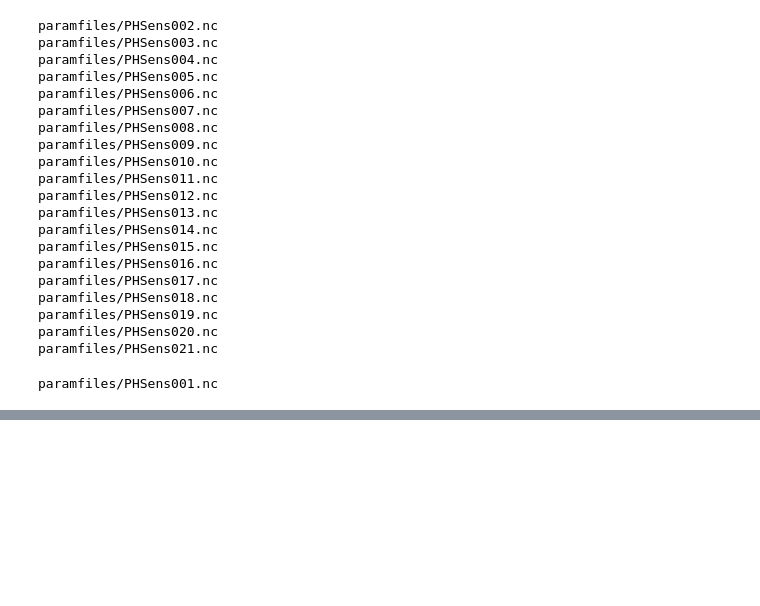
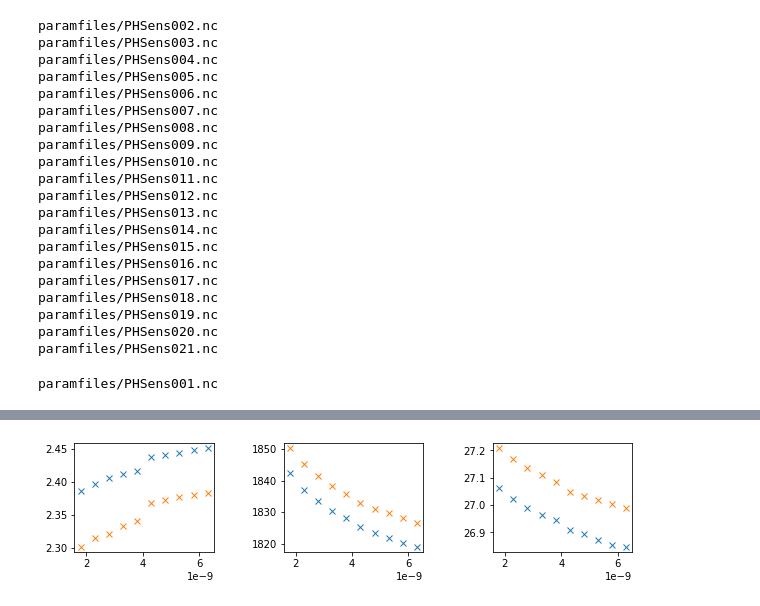
Before and after one commit to djk2120/CLM5PPE, a Jupyter notebook: params/scripts/phs_params/phs_params.ipynb, the cells around one changed output, grey strips where cells are left out. Cells and saved outputs as stored; diff of their text form; code cells hidden in the pictures; blank space fills up the shorter version.

```diff
--- a/params/scripts/phs_params/phs_params.ipynb
+++ b/params/scripts/phs_params/phs_params.ipynb
@@ -129,0 +258,40 @@ paramfiles/PHSens001.nc
+# %%
+# define some info for the ensemble
+ens = 2+np.arange(20)
+thedir = '/glade/scratch/djk2120/kmax_ens/output/'
+paths = [thedir+'PHSens'+str(ee).zfill(3)+'_h0.nc' for ee in ens]
+#grab the default case from another experiment
+#otherdir = '/glade/scratch/djk2120/mini_ens/output/'
+#paths = [otherdir+'miniens_oaat'+str(0).zfill(4)+'_h1.nc']+paths
+pftnames = ['BG','NEMT','NEBT','NDBT','BETT','BEMT','BDTT','BDMT','BDBT','BES',
+            'BDMS','BDBS','C3ArG','C3G','C4G','C3C']
+pftindex={}
+for i,v in zip(range(16),pftnames):
+    pftindex[v]=i
+# %%
+ens_vars = ['FPSN','TWS','SOILWATER_10CM']
+def preprocess(ds):
+    return ds[ens_vars]
+ds = xr.open_mfdataset(paths,combine='nested',concat_dim='ens',decode_cf=False,
+                       preprocess=preprocess,parallel='True')
+ds['ens']=ens
+# %%
+# redefine the time dimension
+#    xarray not very good at interpreting CESM time fields
+time_vector = cftime.num2date(ds['time'].values-16,units=ds['time'].attrs['units'],
+                calendar=ds['time'].attrs['calendar'])
+ds['time']=xr.DataArray(time_vector,dims='time',attrs=ds['time'].attrs)
+# %%
+plt.figure(figsize=[10,2])
+x = params['krmax']
+i = 0
+for v in ens_vars:
+    i +=1
+    y=ds[v].mean(axis=[1,2])
+    ixd = np.ravel(params['psi50']==0)
+    plt.subplot(1,3,i)
+    plt.plot(x[ixd],y[ixd],'x')
+    plt.plot(x[~ixd],y[~ixd],'x')
+plt.subplots_adjust(wspace=0.5)
+# %% [output]
+[figure, added]
```
Also changed, not shown: parts of 18 cells of this notebook.
